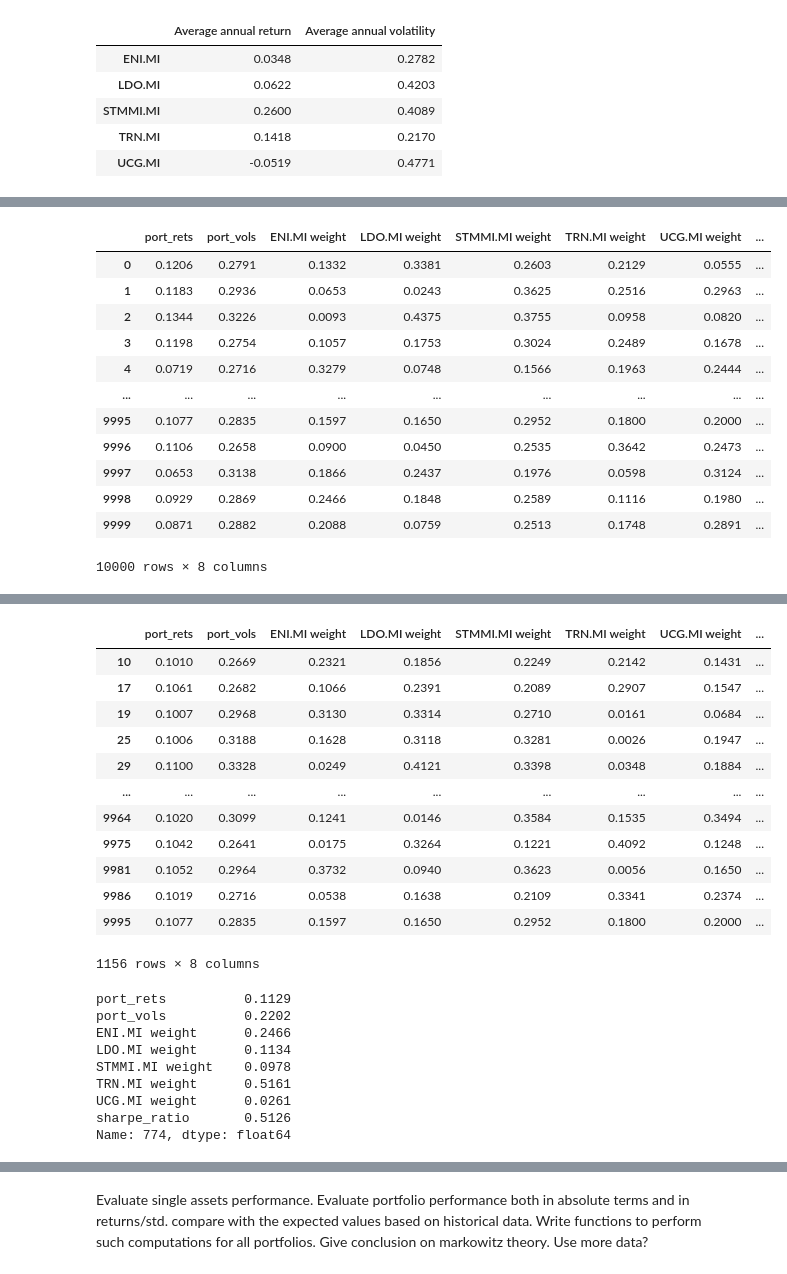
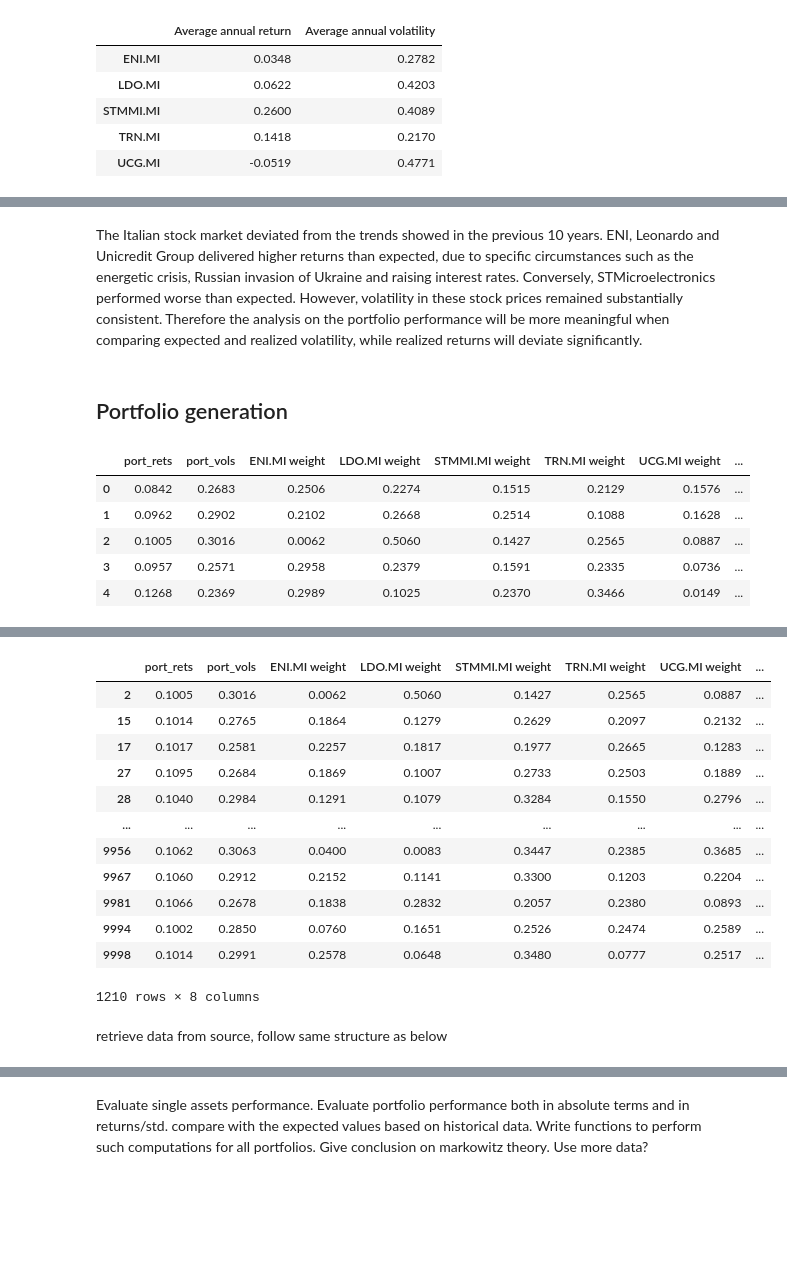
Before and after one commit to FabioNicotra/FabiosPortfolio, a Jupyter notebook: 04_PortfolioSimulation/PortfolioSImulation.ipynb, the cells around one changed output, grey strips where cells are left out. Cells and saved outputs as stored; diff of their text form; code cells hidden in the pictures; blank space fills up the shorter version.

```diff
--- a/04_PortfolioSimulation/PortfolioSImulation.ipynb
+++ b/04_PortfolioSimulation/PortfolioSImulation.ipynb
@@ -115,23 +149,27 @@ Add plots to visualize performance (stock price and volatility)
+# %% [markdown]
+The Italian stock market deviated from the trends showed in the previous 10 years. ENI, Leonardo and Unicredit Group delivered higher returns than expected, due to specific circumstances such as the energetic crisis, Russian invasion of Ukraine and raising interest rates. Conversely, STMicroelectronics performed worse than expected. However, volatility in these stock prices remained substantially consistent. Therefore the analysis on the portfolio performance will be more meaningful when comparing expected and realized volatility, while realized returns will deviate significantly.
+# %% [markdown]
+## Portfolio generation
 # %%
-def MC_portfolioGeneration(returns, numPortfolios):
+def portfolio_MCgeneration(returns, numPortfolios,short=False):
     # Number of assets in the market
     numAssets = len(returns.columns)
 
     # Initialize the lists
     rets, vols, wts = [],[],[]
 
-    # Simulate 5,000 portfolios
+    # Simulate portfolios
     for i in range(numPortfolios):
 
-        # Generate random weights
-        weights = np.random.random(numAssets)
+        # Generate random weights (between -1 and 1 if short selling is allowed, between 0 and 1 otherwise)
+        weights = 2*np.random.random(numAssets)-1 if short else np.random.random(numAssets)
 
         # Normalize to 1 the sum of the weights
         weights /= np.sum(weights)
 
         # Portfolio statistics
-        rets.append(weights.T @ np.array(returns.mean()*252))
-        vols.append(np.sqrt(multi_dot([weights.T,returns.cov()*252,weights])))
+        rets.append(weights.T @ np.array(returns.mean()*tradingDaysPerYear))
+        vols.append(np.sqrt(multi_dot([weights.T,returns.cov()*tradingDaysPerYear,weights])))
         wts.append(weights)
 
     # Create a dataframe for analysis
@@ -140,27 +178,23 @@ def MC_portfolioGeneration(returns, numPortfolios):
         data[symbol+' weight'] = [w[counter] for w in wts]
 
     portdf = pd.DataFrame(data)
+
+    # Compute sharpe ratio (assuming zero risk-free rate)
     portdf['sharpe_ratio'] = portdf['port_rets']/portdf['port_vols']
 
     return round(portdf,4)
 # %%
 # Number of portfolios
 numPortfolios = 10000
 
-portfolioSamples = MC_portfolioGeneration(partial_returns, numPortfolios)
-portfolioSamples
+# Generate portfolios with random weights
+portfolioSamples = portfolio_MCgeneration(partial_returns, numPortfolios)
+portfolioSamples.head()
 # %% [output]
 |  | port_rets | port_vols | ENI.MI weight | LDO.MI weight | STMMI.MI weight | TRN.MI weight | UCG.MI weight | ... |
-| 0 | 0.1206 | 0.2791 | 0.1332 | 0.3381 | 0.2603 | 0.2129 | 0.0555 | ... |
-| 1 | 0.1183 | 0.2936 | 0.0653 | 0.0243 | 0.3625 | 0.2516 | 0.2963 | ... |
-| 2 | 0.1344 | 0.3226 | 0.0093 | 0.4375 | 0.3755 | 0.0958 | 0.0820 | ... |
-| 3 | 0.1198 | 0.2754 | 0.1057 | 0.1753 | 0.3024 | 0.2489 | 0.1678 | ... |
-| 4 | 0.0719 | 0.2716 | 0.3279 | 0.0748 | 0.1566 | 0.1963 | 0.2444 | ... |
-| ... | ... | ... | ... | ... | ... | ... | ... | ... |
-| 9995 | 0.1077 | 0.2835 | 0.1597 | 0.1650 | 0.2952 | 0.1800 | 0.2000 | ... |
-| 9996 | 0.1106 | 0.2658 | 0.0900 | 0.0450 | 0.2535 | 0.3642 | 0.2473 | ... |
-| 9997 | 0.0653 | 0.3138 | 0.1866 | 0.2437 | 0.1976 | 0.0598 | 0.3124 | ... |
-| 9998 | 0.0929 | 0.2869 | 0.2466 | 0.1848 | 0.2589 | 0.1116 | 0.1980 | ... |
-| 9999 | 0.0871 | 0.2882 | 0.2088 | 0.0759 | 0.2513 | 0.1748 | 0.2891 | ... |
+| 0 | 0.0842 | 0.2683 | 0.2506 | 0.2274 | 0.1515 | 0.2129 | 0.1576 | ... |
+| 1 | 0.0962 | 0.2902 | 0.2102 | 0.2668 | 0.2514 | 0.1088 | 0.1628 | ... |
+| 2 | 0.1005 | 0.3016 | 0.0062 | 0.5060 | 0.1427 | 0.2565 | 0.0887 | ... |
+| 3 | 0.0957 | 0.2571 | 0.2958 | 0.2379 | 0.1591 | 0.2335 | 0.0736 | ... |
+| 4 | 0.1268 | 0.2369 | 0.2989 | 0.1025 | 0.2370 | 0.3466 | 0.0149 | ... |
-10000 rows × 8 columns
 # %%
@@ -202,31 +241,23 @@ return_lowerBound, return_upperBound = 0.1, 0.11
 portfolioSamples[(portfolioSamples['port_rets']>return_lowerBound) & (portfolioSamples['port_rets']<=return_upperBound)]
 # %% [output]
 |  | port_rets | port_vols | ENI.MI weight | LDO.MI weight | STMMI.MI weight | TRN.MI weight | UCG.MI weight | ... |
-| 10 | 0.1010 | 0.2669 | 0.2321 | 0.1856 | 0.2249 | 0.2142 | 0.1431 | ... |
-| 17 | 0.1061 | 0.2682 | 0.1066 | 0.2391 | 0.2089 | 0.2907 | 0.1547 | ... |
-| 19 | 0.1007 | 0.2968 | 0.3130 | 0.3314 | 0.2710 | 0.0161 | 0.0684 | ... |
-| 25 | 0.1006 | 0.3188 | 0.1628 | 0.3118 | 0.3281 | 0.0026 | 0.1947 | ... |
-| 29 | 0.1100 | 0.3328 | 0.0249 | 0.4121 | 0.3398 | 0.0348 | 0.1884 | ... |
+| 2 | 0.1005 | 0.3016 | 0.0062 | 0.5060 | 0.1427 | 0.2565 | 0.0887 | ... |
+| 15 | 0.1014 | 0.2765 | 0.1864 | 0.1279 | 0.2629 | 0.2097 | 0.2132 | ... |
+| 17 | 0.1017 | 0.2581 | 0.2257 | 0.1817 | 0.1977 | 0.2665 | 0.1283 | ... |
+| 27 | 0.1095 | 0.2684 | 0.1869 | 0.1007 | 0.2733 | 0.2503 | 0.1889 | ... |
+| 28 | 0.1040 | 0.2984 | 0.1291 | 0.1079 | 0.3284 | 0.1550 | 0.2796 | ... |
 | ... | ... | ... | ... | ... | ... | ... | ... | ... |
-| 9964 | 0.1020 | 0.3099 | 0.1241 | 0.0146 | 0.3584 | 0.1535 | 0.3494 | ... |
-| 9975 | 0.1042 | 0.2641 | 0.0175 | 0.3264 | 0.1221 | 0.4092 | 0.1248 | ... |
-| 9981 | 0.1052 | 0.2964 | 0.3732 | 0.0940 | 0.3623 | 0.0056 | 0.1650 | ... |
-| 9986 | 0.1019 | 0.2716 | 0.0538 | 0.1638 | 0.2109 | 0.3341 | 0.2374 | ... |
-| 9995 | 0.1077 | 0.2835 | 0.1597 | 0.1650 | 0.2952 | 0.1800 | 0.2000 | ... |
+| 9956 | 0.1062 | 0.3063 | 0.0400 | 0.0083 | 0.3447 | 0.2385 | 0.3685 | ... |
+| 9967 | 0.1060 | 0.2912 | 0.2152 | 0.1141 | 0.3300 | 0.1203 | 0.2204 | ... |
+| 9981 | 0.1066 | 0.2678 | 0.1838 | 0.2832 | 0.2057 | 0.2380 | 0.0893 | ... |
+| 9994 | 0.1002 | 0.2850 | 0.0760 | 0.1651 | 0.2526 | 0.2474 | 0.2589 | ... |
+| 9998 | 0.1014 | 0.2991 | 0.2578 | 0.0648 | 0.3480 | 0.0777 | 0.2517 | ... |
-1156 rows × 8 columns
+1210 rows × 8 columns
 # %%
 index_maxVol = portfolioSamples[(portfolioSamples['port_rets']>return_lowerBound) & (portfolioSamples['port_rets']<=return_upperBound)].port_vols.idxmax()
 index_minVol = portfolioSamples[(portfolioSamples['port_rets']>return_lowerBound) & (portfolioSamples['port_rets']<=return_upperBound)].port_vols.idxmin()
 # %%
 portfolio_index = 774
 portfolioSamples.iloc[portfolio_index]
-# %% [output]
-port_rets          0.1129
-port_vols          0.2202
-ENI.MI weight      0.2466
-LDO.MI weight      0.1134
-STMMI.MI weight    0.0978
-TRN.MI weight      0.5161
-UCG.MI weight      0.0261
-sharpe_ratio       0.5126
-Name: 774, dtype: float64
+# %% [markdown]
+retrieve data from source, follow same structure as below
```
Also changed, not shown: parts of 26 cells of this notebook, 2 other files.
